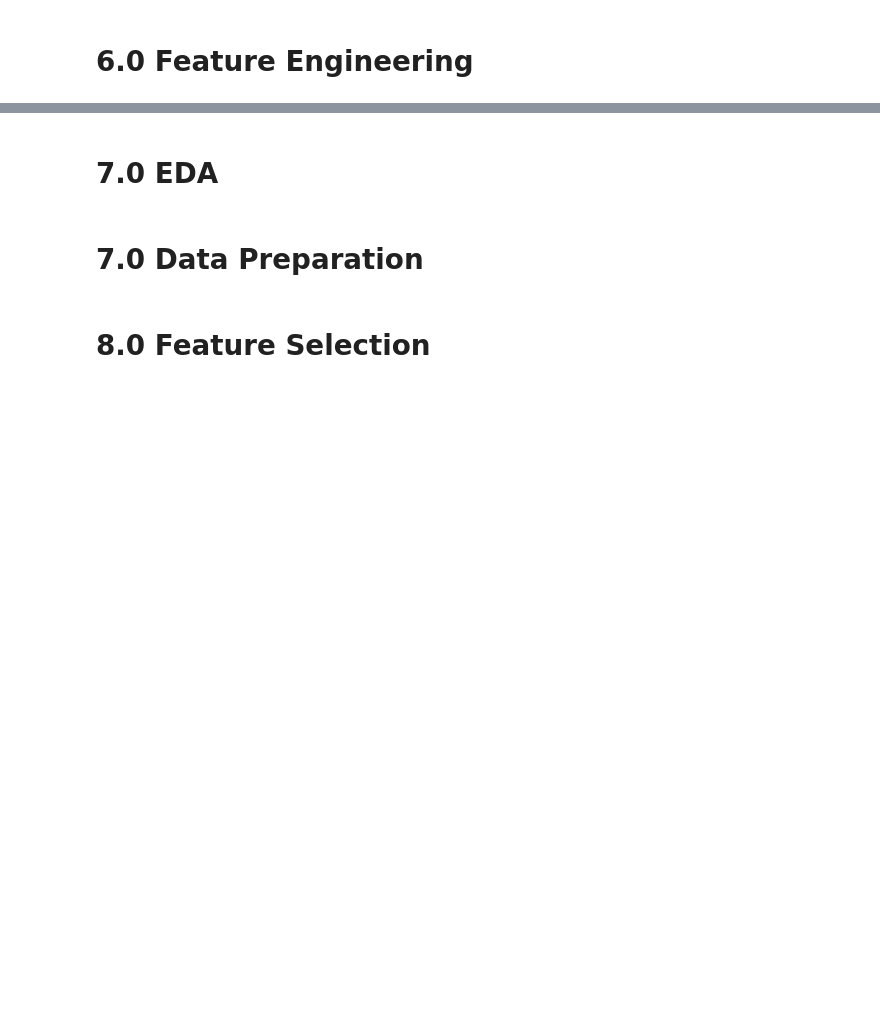
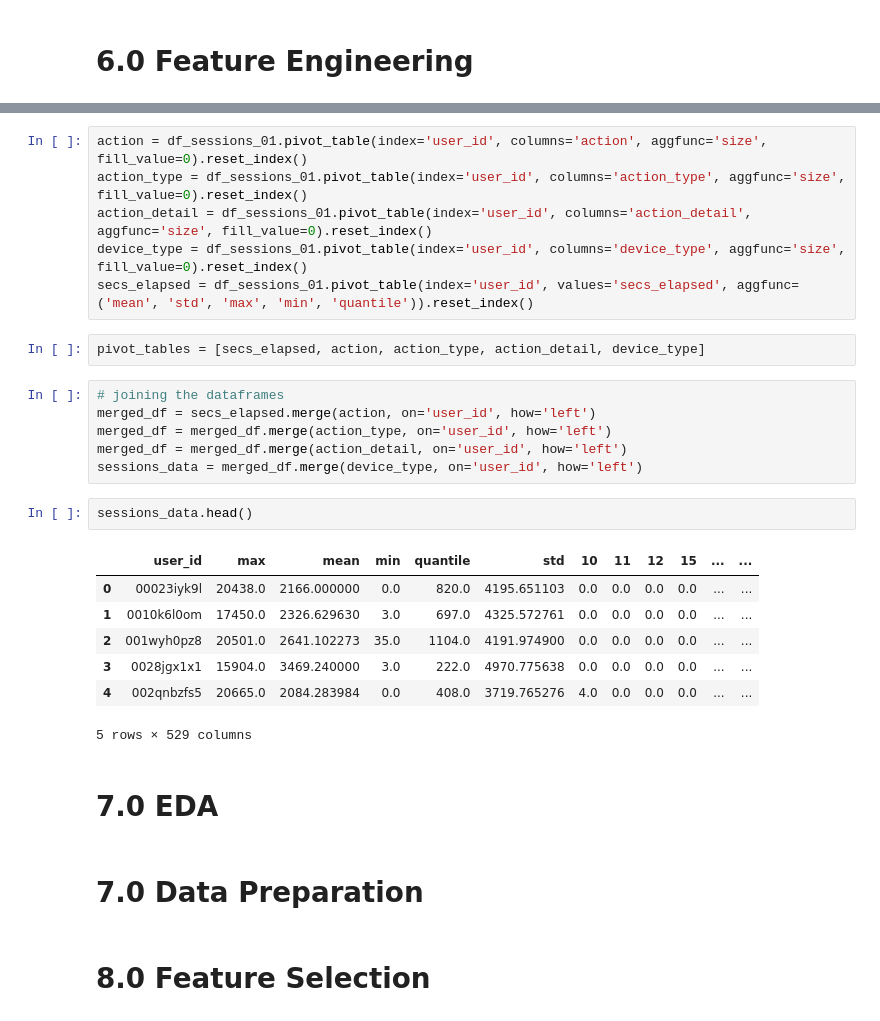
Before and after one commit to AllanCasado/airbnb_predict_first_booking, a Jupyter notebook: notebooks/airbnb.ipynb, the cells around one changed output, grey strips where cells are left out. Cells and saved outputs as stored; diff of their text form; blank space fills up the shorter version.

```diff
--- a/notebooks/airbnb.ipynb
+++ b/notebooks/airbnb.ipynb
@@ -580,3 +616,27 @@ df_sessions_01.head()
+# %%
+action = df_sessions_01.pivot_table(index='user_id', columns='action', aggfunc='size', fill_value=0).reset_index()
+action_type = df_sessions_01.pivot_table(index='user_id', columns='action_type', aggfunc='size', fill_value=0).reset_index()
+action_detail = df_sessions_01.pivot_table(index='user_id', columns='action_detail', aggfunc='size', fill_value=0).reset_index()
+device_type = df_sessions_01.pivot_table(index='user_id', columns='device_type', aggfunc='size', fill_value=0).reset_index()
+secs_elapsed = df_sessions_01.pivot_table(index='user_id', values='secs_elapsed', aggfunc=('mean', 'std', 'max', 'min', 'quantile')).reset_index()
+# %%
+pivot_tables = [secs_elapsed, action, action_type, action_detail, device_type]
+# %%
+# joining the dataframes
+merged_df = secs_elapsed.merge(action, on='user_id', how='left')
+merged_df = merged_df.merge(action_type, on='user_id', how='left')
+merged_df = merged_df.merge(action_detail, on='user_id', how='left')
+sessions_data = merged_df.merge(device_type, on='user_id', how='left')
+# %%
+sessions_data.head()
+# %% [output]
+|  | user_id | max | mean | min | quantile | std | 10 | 11 | 12 | 15 | ... | ... |
+| 0 | 00023iyk9l | 20438.0 | 2166.000000 | 0.0 | 820.0 | 4195.651103 | 0.0 | 0.0 | 0.0 | 0.0 | ... | ... |
+| 1 | 0010k6l0om | 17450.0 | 2326.629630 | 3.0 | 697.0 | 4325.572761 | 0.0 | 0.0 | 0.0 | 0.0 | ... | ... |
+| 2 | 001wyh0pz8 | 20501.0 | 2641.102273 | 35.0 | 1104.0 | 4191.974900 | 0.0 | 0.0 | 0.0 | 0.0 | ... | ... |
+| 3 | 0028jgx1x1 | 15904.0 | 3469.240000 | 3.0 | 222.0 | 4970.775638 | 0.0 | 0.0 | 0.0 | 0.0 | ... | ... |
+| 4 | 002qnbzfs5 | 20665.0 | 2084.283984 | 0.0 | 408.0 | 3719.765276 | 4.0 | 0.0 | 0.0 | 0.0 | ... | ... |
+5 rows × 529 columns
 # %% [markdown]
 # 7.0 EDA
 # %% [markdown]
```
Also changed, not shown: parts of 73 cells of this notebook.
